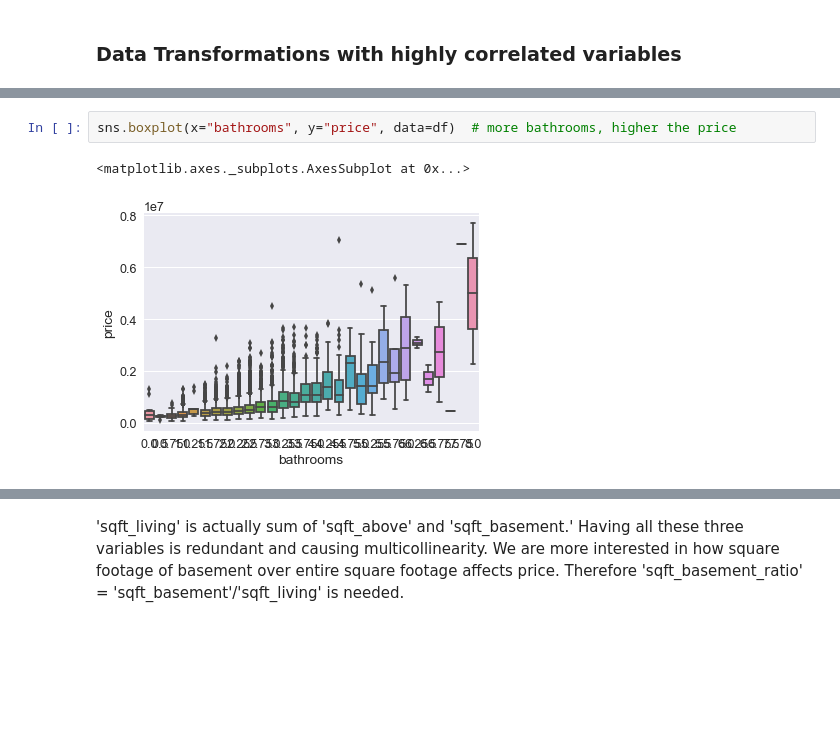
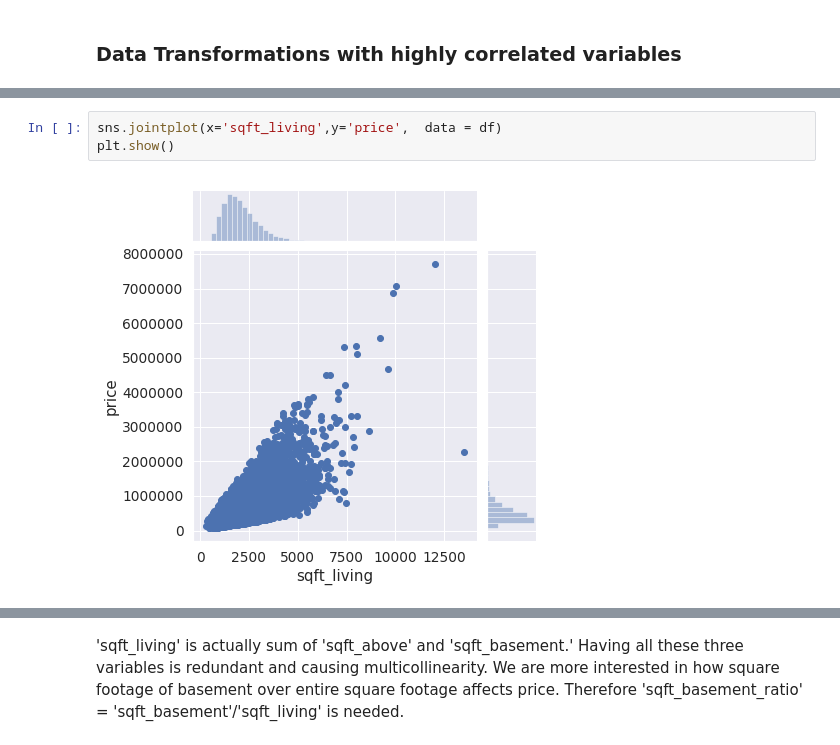
Before and after one commit to larnylopez/STAT-131-Project, a Jupyter notebook: final-checkpoint.ipynb, the cells around one changed output, grey strips where cells are left out. Cells and saved outputs as stored; diff of their text form; blank space fills up the shorter version.

```diff
--- a/final-checkpoint.ipynb
+++ b/final-checkpoint.ipynb
@@ -97,5 +112,5 @@ corrmat.loc[((corrmat.price > 0.4) | (corrmat.price < -0.4)), 'price':'price']
 # %%
-sns.boxplot(x="bathrooms", y="price", data=df)  # more bathrooms, higher the price
+sns.jointplot(x='sqft_living',y='price',  data = df)
+plt.show()
 # %% [output]
-<matplotlib.axes._subplots.AxesSubplot at 0x...>
-[figure, old version]
+[figure, new version]
```
Also changed, not shown: parts of 16 cells of this notebook.
